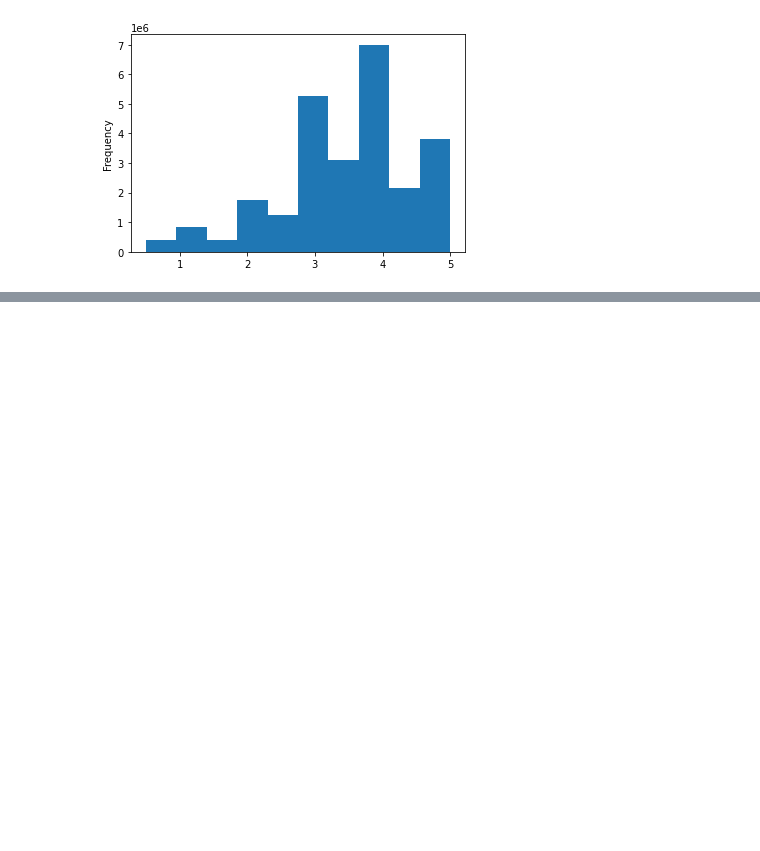
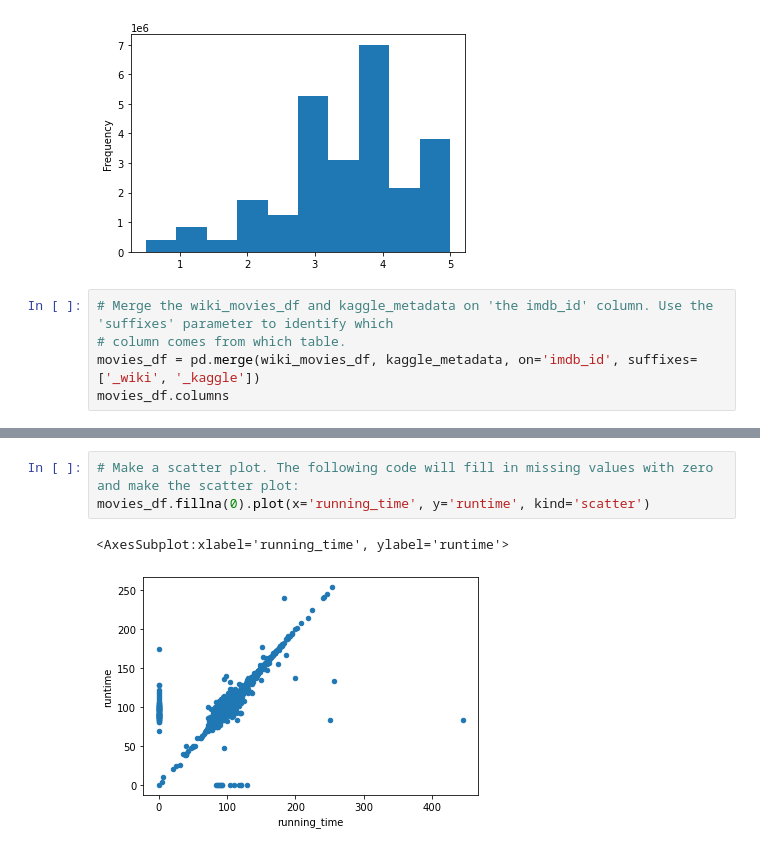
Before and after one commit to scottwesley31/Movies-ETL, a Jupyter notebook: data_extract.ipynb, the cells around one changed output, grey strips where cells are left out. Saved outputs shown, nothing was run; the diff lists cells and outputs as text; blank space fills up the shorter version.

```diff
--- a/data_extract.ipynb
+++ b/data_extract.ipynb
@@ -1123,3 +1123,8 @@ min                     0.50
 max                     5.00
 Name: rating, dtype: float64
 [figure]
+# %%
+# Merge the wiki_movies_df and kaggle_metadata on 'the imdb_id' column. Use the 'suffixes' parameter to identify which
+# column comes from which table.
+movies_df = pd.merge(wiki_movies_df, kaggle_metadata, on='imdb_id', suffixes=['_wiki', '_kaggle'])
+movies_df.columns
@@ -1125,0 +1207,6 @@ Name: rating, dtype: float64
+# %%
+# Make a scatter plot. The following code will fill in missing values with zero and make the scatter plot:
+movies_df.fillna(0).plot(x='running_time', y='runtime', kind='scatter')
+# %% [output]
+<AxesSubplot:xlabel='running_time', ylabel='runtime'>
+[figure, added]
```
Also changed, not shown: parts of 30 cells of this notebook.
